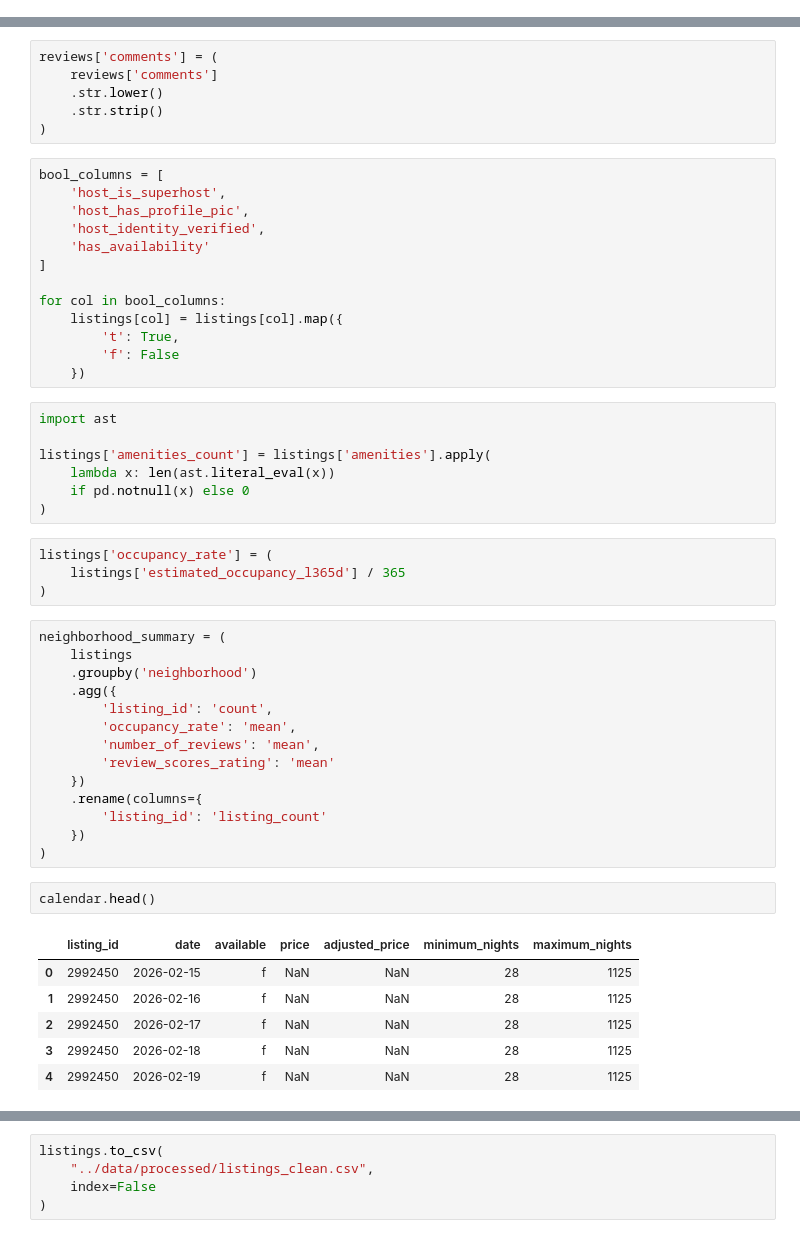
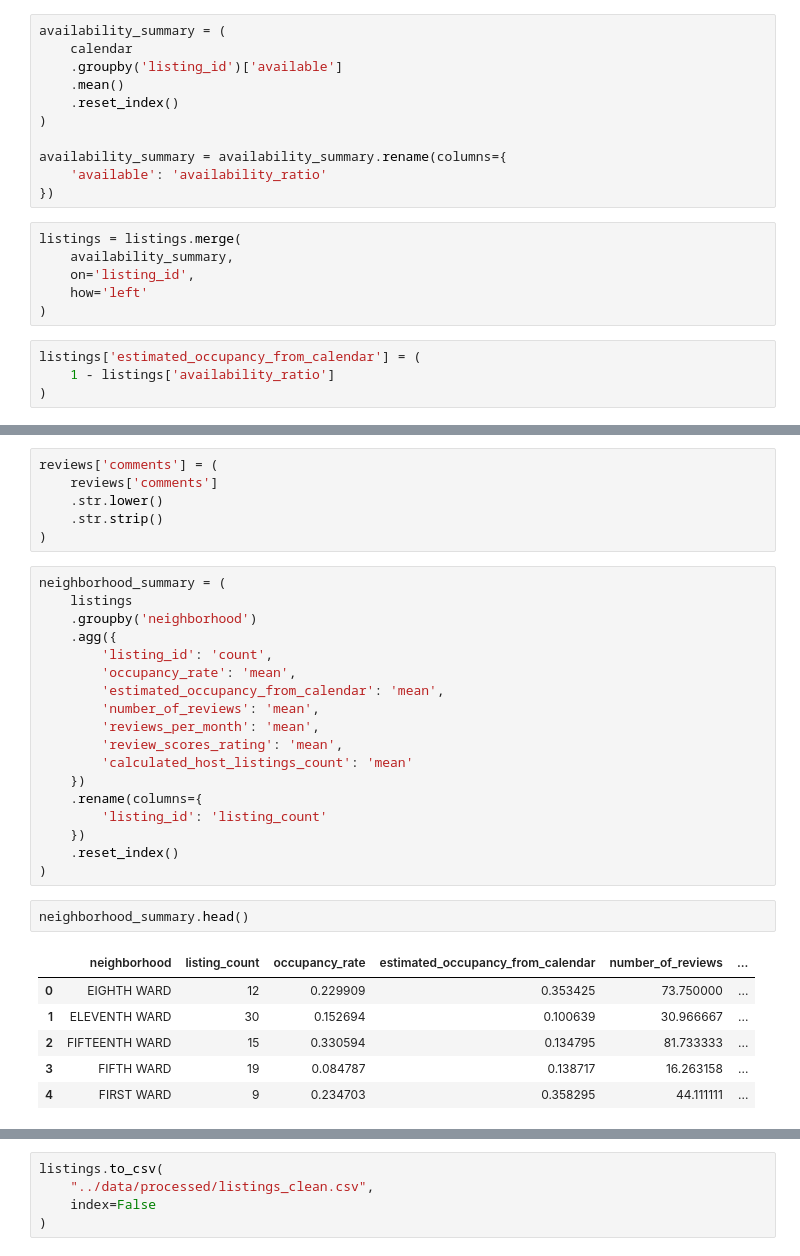
Before and after one commit to AyushVishwakarma21/Data-Analysis-on-Airbnb-Data, a Jupyter notebook: notebooks/data_cleaning.ipynb, the cells around one changed output, grey strips where cells are left out. Saved outputs shown, nothing was run; the diff lists cells and outputs as text.

```diff
--- a/notebooks/data_cleaning.ipynb
+++ b/notebooks/data_cleaning.ipynb
@@ -281,0 +274,21 @@ calendar['date'] = pd.to_datetime(
+# %%
+availability_summary = (
+    calendar
+    .groupby('listing_id')['available']
+    .mean()
+    .reset_index()
+)
+
+availability_summary = availability_summary.rename(columns={
+    'available': 'availability_ratio'
+})
+# %%
+listings = listings.merge(
+    availability_summary,
+    on='listing_id',
+    how='left'
+)
+# %%
+listings['estimated_occupancy_from_calendar'] = (
+    1 - listings['availability_ratio']
+)
@@ -324,30 +306,6 @@ reviews['comments'] = (
     .str.lower()
     .str.strip()
 )
-# %%
-bool_columns = [
-    'host_is_superhost',
-    'host_has_profile_pic',
-    'host_identity_verified',
-    'has_availability'
-]
-
-for col in bool_columns:
-    listings[col] = listings[col].map({
-        't': True,
-        'f': False
-    })
-# %%
-import ast
-
-listings['amenities_count'] = listings['amenities'].apply(
-    lambda x: len(ast.literal_eval(x))
-    if pd.notnull(x) else 0
-)
-# %%
-listings['occupancy_rate'] = (
-    listings['estimated_occupancy_l365d'] / 365
-)
 # %%
 neighborhood_summary = (
     listings
@@ -355,19 +313,23 @@ neighborhood_summary = (
     .agg({
         'listing_id': 'count',
         'occupancy_rate': 'mean',
+        'estimated_occupancy_from_calendar': 'mean',
         'number_of_reviews': 'mean',
-        'review_scores_rating': 'mean'
+        'reviews_per_month': 'mean',
+        'review_scores_rating': 'mean',
+        'calculated_host_listings_count': 'mean'
     })
     .rename(columns={
         'listing_id': 'listing_count'
     })
+    .reset_index()
 )
 # %%
-calendar.head()
+neighborhood_summary.head()
 # %% [output]
-|  | listing_id | date | available | price | adjusted_price | minimum_nights | maximum_nights |
-| 0 | 2992450 | 2026-02-15 | f | NaN | NaN | 28 | 1125 |
-| 1 | 2992450 | 2026-02-16 | f | NaN | NaN | 28 | 1125 |
-| 2 | 2992450 | 2026-02-17 | f | NaN | NaN | 28 | 1125 |
-| 3 | 2992450 | 2026-02-18 | f | NaN | NaN | 28 | 1125 |
-| 4 | 2992450 | 2026-02-19 | f | NaN | NaN | 28 | 1125 |
+|  | neighborhood | listing_count | occupancy_rate | estimated_occupancy_from_calendar | number_of_reviews | ... |
+| 0 | EIGHTH WARD | 12 | 0.229909 | 0.353425 | 73.750000 | ... |
+| 1 | ELEVENTH WARD | 30 | 0.152694 | 0.100639 | 30.966667 | ... |
+| 2 | FIFTEENTH WARD | 15 | 0.330594 | 0.134795 | 81.733333 | ... |
+| 3 | FIFTH WARD | 19 | 0.084787 | 0.138717 | 16.263158 | ... |
+| 4 | FIRST WARD | 9 | 0.234703 | 0.358295 | 44.111111 | ... |
```
Also changed, not shown: parts of 36 cells of this notebook, 3 other files.
